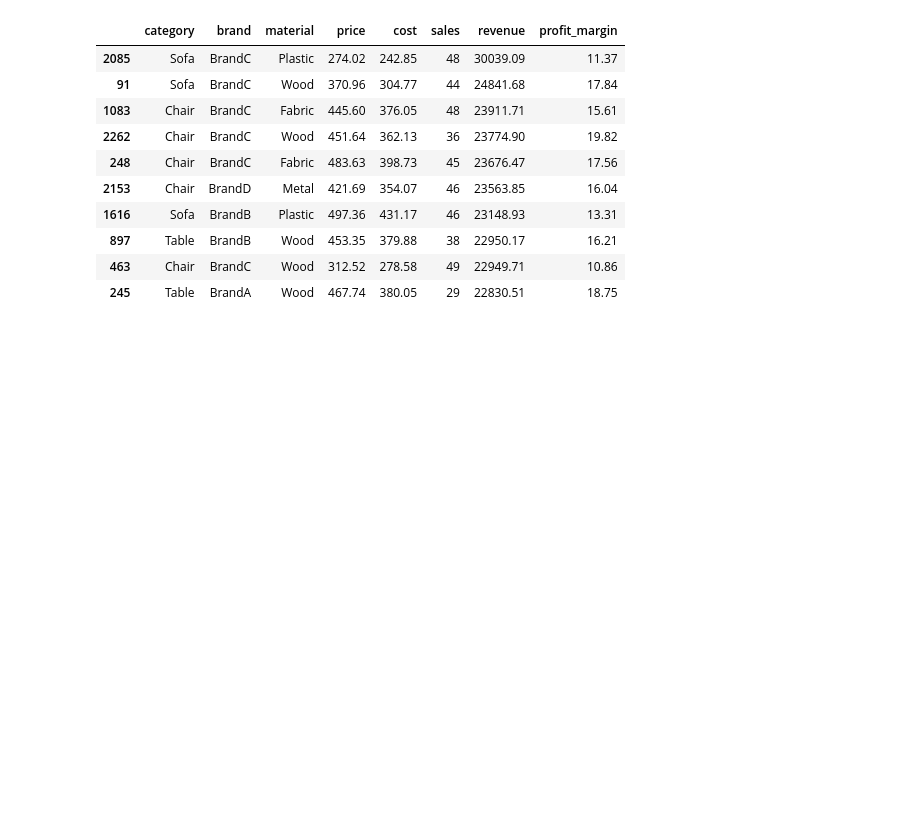
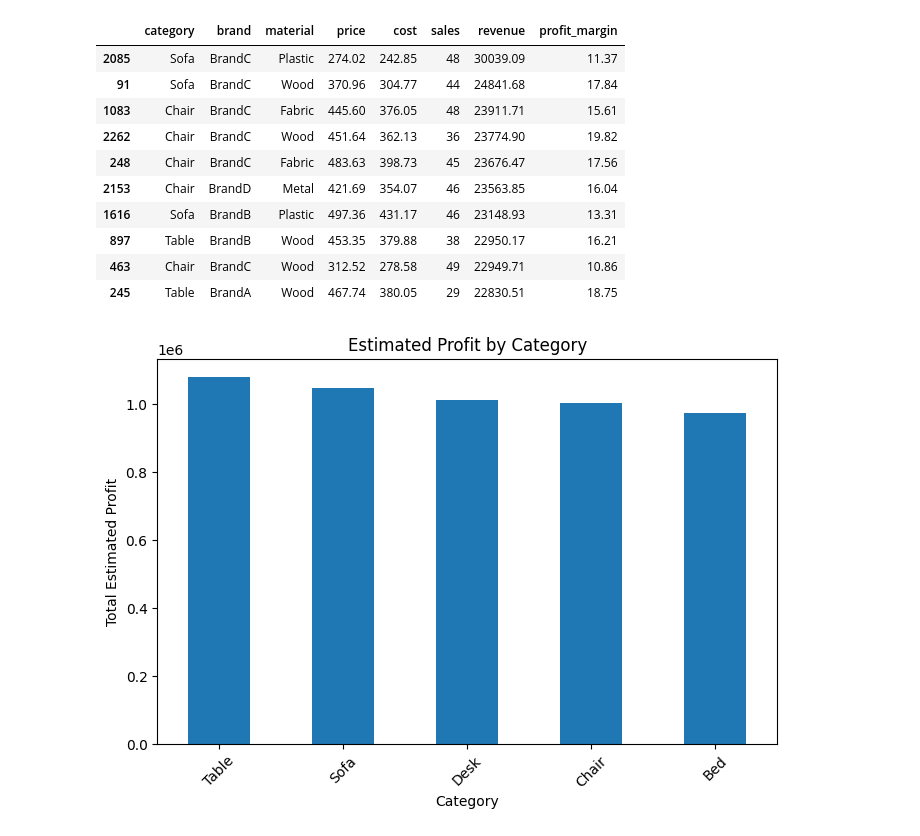
Before and after one commit to Penny967/cs687_capstone, a Jupyter notebook: data_analysis.ipynb, the cells around one changed output. Saved outputs shown, nothing was run; the diff lists cells and outputs as text; code cells hidden in the pictures; blank space fills up the shorter version.

```diff
--- a/data_analysis.ipynb
+++ b/data_analysis.ipynb
@@ -430,3 +430,12 @@ display(high_revenue_low_profit[
 | 897 | Table | BrandB | Wood | 453.35 | 379.88 | 38 | 22950.17 | 16.21 |
 | 463 | Chair | BrandC | Wood | 312.52 | 278.58 | 49 | 22949.71 | 10.86 |
 | 245 | Table | BrandA | Wood | 467.74 | 380.05 | 29 | 22830.51 | 18.75 |
+# %%
+profit_by_category["total_estimated_profit"].plot(kind="bar", figsize=(8, 5))
+plt.title("Estimated Profit by Category")
+plt.xlabel("Category")
+plt.ylabel("Total Estimated Profit")
+plt.xticks(rotation=45)
+plt.show()
+# %% [output]
+[figure, added]
```
Also changed, not shown: parts of 23 cells of this notebook.
